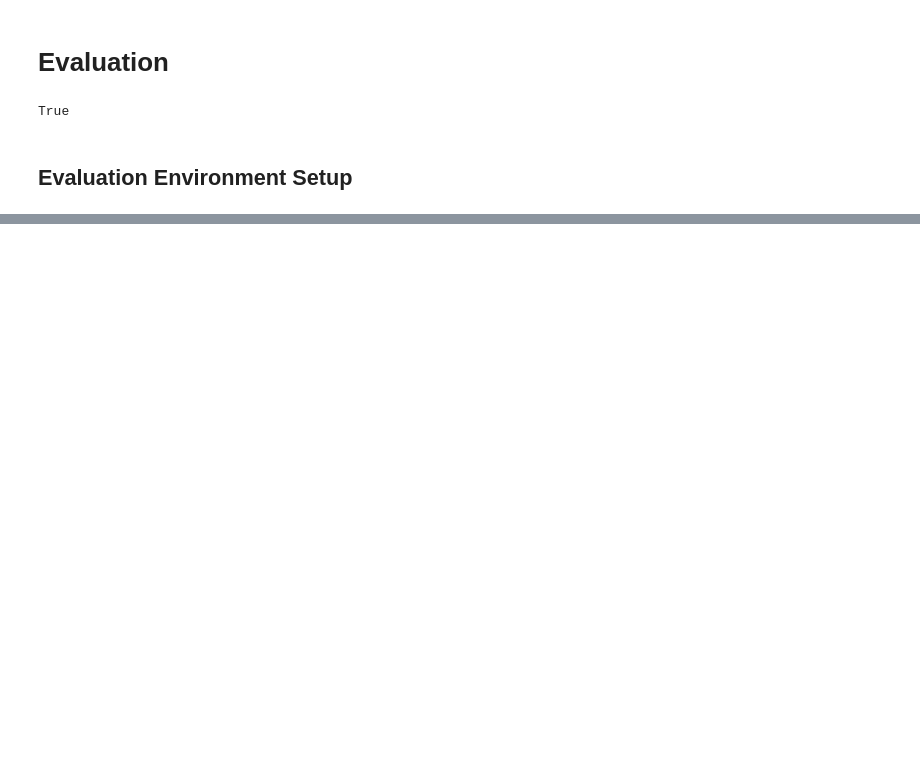
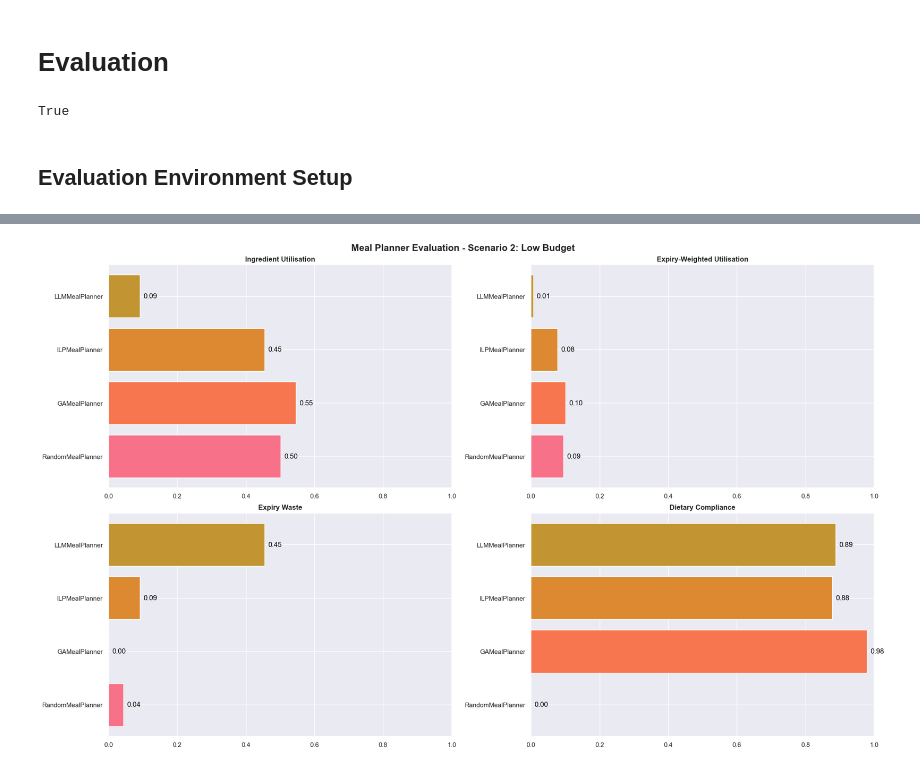
Before and after one commit to shappadappa/ICT3909-FYP, a Jupyter notebook: engines/evaluation/evaluation.ipynb, the cells around one changed output, grey strips where cells are left out. Saved outputs shown, nothing was run; the diff lists cells and outputs as text; code cells hidden in the pictures; blank space fills up the shorter version.

```diff
--- a/engines/evaluation/evaluation.ipynb
+++ b/engines/evaluation/evaluation.ipynb
@@ -196,0 +635,9 @@ print(planner_metrics)
+# %%
+scenario_2_metrics = {planner: metrics for (planner, scenario), metrics in planner_metrics.items() if scenario == 2}
+scenario_2_computation_times = {
+    planner: time for (planner, scenario), time in computation_times.items() if scenario == 2
+}
+# %%
+plot_metrics(scenario_2_metrics, f"Meal Planner Evaluation - {scenario_names[1]}")
+# %% [output]
+[figure, added]
```
Also changed, not shown: parts of 95 cells of this notebook, 14 other files.
